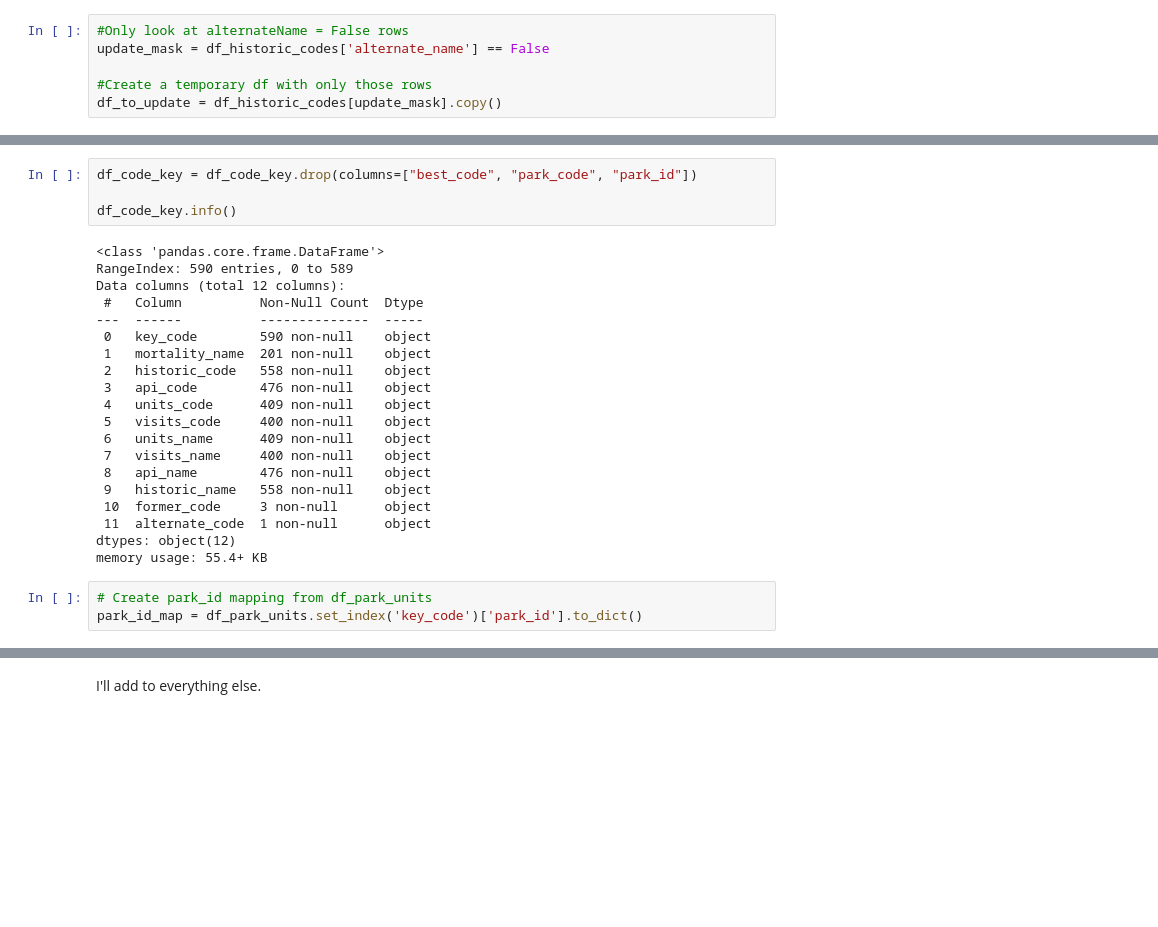
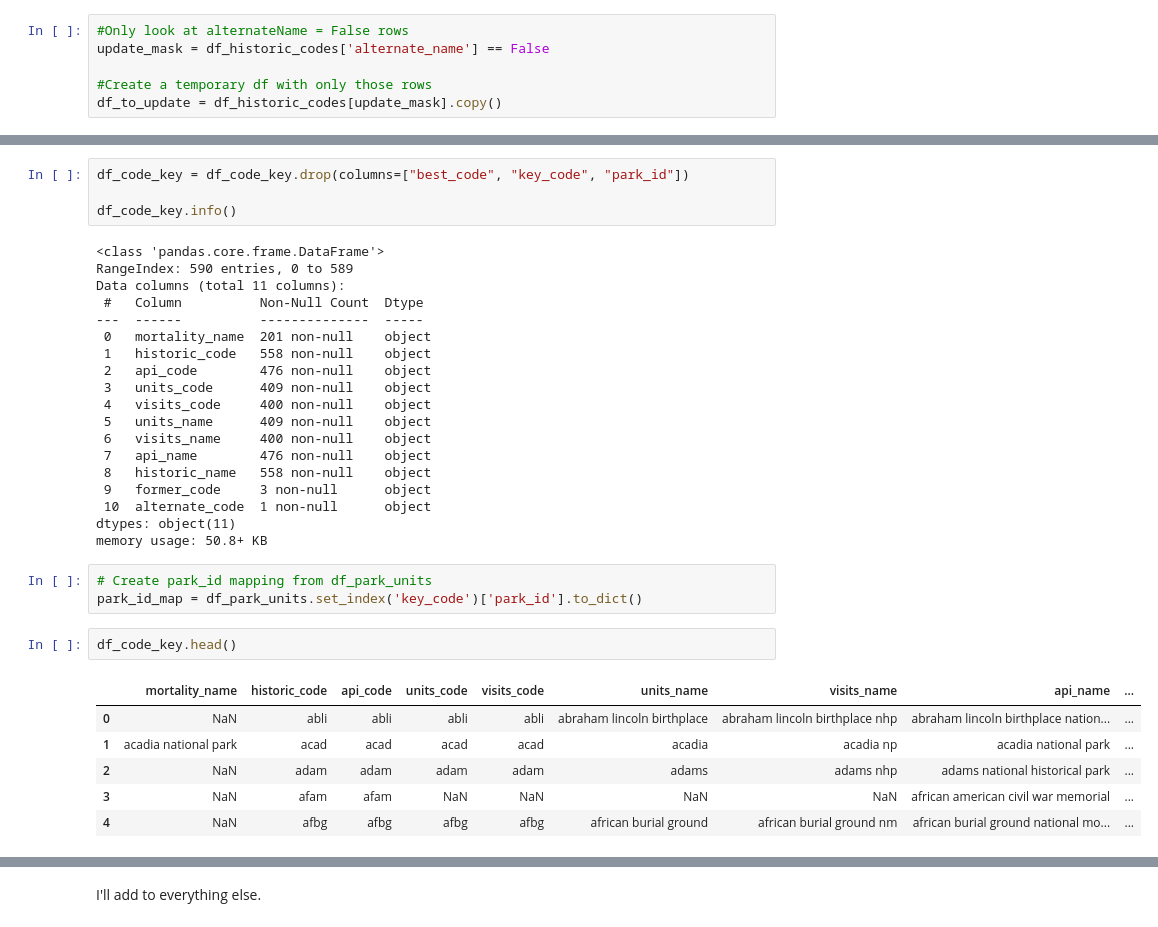
Before and after one commit to jeccalong/NPS_Mortality_Analysis, a Jupyter notebook: Notebooks/aquisitionAndCleaning.ipynb, the cells around one changed output, grey strips where cells are left out. Cells and saved outputs as stored; diff of their text form; blank space fills up the shorter version.

```diff
--- a/Notebooks/aquisitionAndCleaning.ipynb
+++ b/Notebooks/aquisitionAndCleaning.ipynb
@@ -1959,27 +1940,35 @@ memory usage: 69.3+ KB
 # %%
-df_code_key = df_code_key.drop(columns=["best_code", "park_code", "park_id"])
+df_code_key = df_code_key.drop(columns=["best_code", "key_code", "park_id"])
 
 df_code_key.info()
 # %% [output]
 <class 'pandas.core.frame.DataFrame'>
 RangeIndex: 590 entries, 0 to 589
-Data columns (total 12 columns):
+Data columns (total 11 columns):
  #   Column          Non-Null Count  Dtype
 ---  ------          --------------  -----
- 0   key_code        590 non-null    object
- 1   mortality_name  201 non-null    object
- 2   historic_code   558 non-null    object
- 3   api_code        476 non-null    object
- 4   units_code      409 non-null    object
- 5   visits_code     400 non-null    object
- 6   units_name      409 non-null    object
- 7   visits_name     400 non-null    object
- 8   api_name        476 non-null    object
- 9   historic_name   558 non-null    object
- 10  former_code     3 non-null      object
- 11  alternate_code  1 non-null      object
-dtypes: object(12)
-memory usage: 55.4+ KB
+ 0   mortality_name  201 non-null    object
+ 1   historic_code   558 non-null    object
+ 2   api_code        476 non-null    object
+ 3   units_code      409 non-null    object
+ 4   visits_code     400 non-null    object
+ 5   units_name      409 non-null    object
+ 6   visits_name     400 non-null    object
+ 7   api_name        476 non-null    object
+ 8   historic_name   558 non-null    object
+ 9   former_code     3 non-null      object
+ 10  alternate_code  1 non-null      object
+dtypes: object(11)
+memory usage: 50.8+ KB
 # %%
 # Create park_id mapping from df_park_units
 park_id_map = df_park_units.set_index('key_code')['park_id'].to_dict()
+# %%
+df_code_key.head()
+# %% [output]
+|  | mortality_name | historic_code | api_code | units_code | visits_code | units_name | visits_name | api_name | ... |
+| 0 | NaN | abli | abli | abli | abli | abraham lincoln birthplace | abraham lincoln birthplace nhp | abraham lincoln birthplace nation... | ... |
+| 1 | acadia national park | acad | acad | acad | acad | acadia | acadia np | acadia national park | ... |
+| 2 | NaN | adam | adam | adam | adam | adams | adams nhp | adams national historical park | ... |
+| 3 | NaN | afam | afam | NaN | NaN | NaN | NaN | african american civil war memorial | ... |
+| 4 | NaN | afbg | afbg | afbg | afbg | african burial ground | african burial ground nm | african burial ground national mo... | ... |
```
Also changed, not shown: parts of 29 cells of this notebook, 3 other files.
